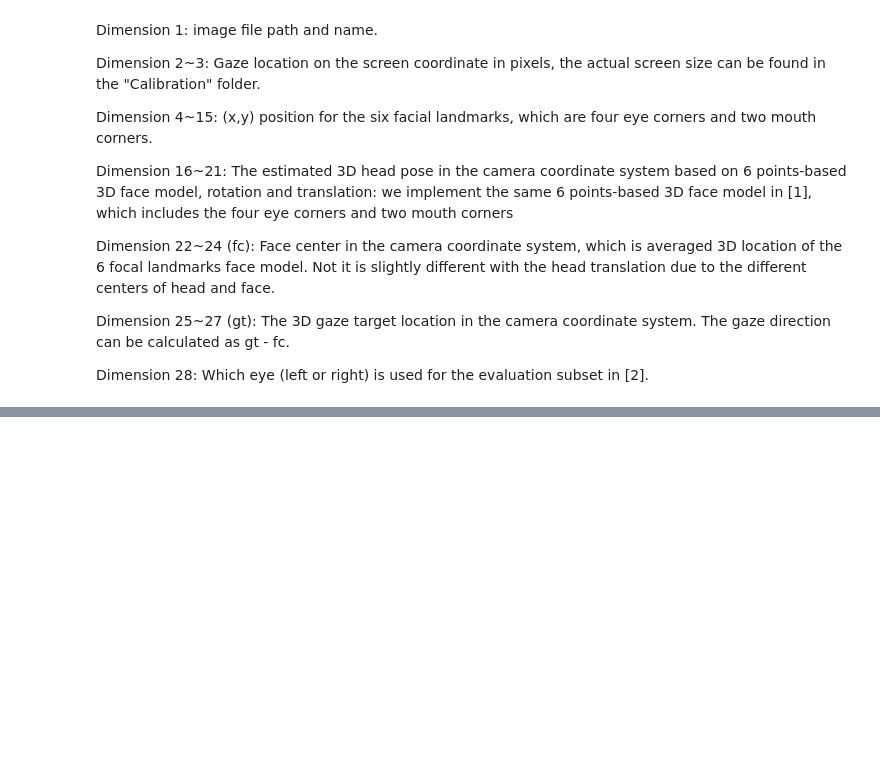
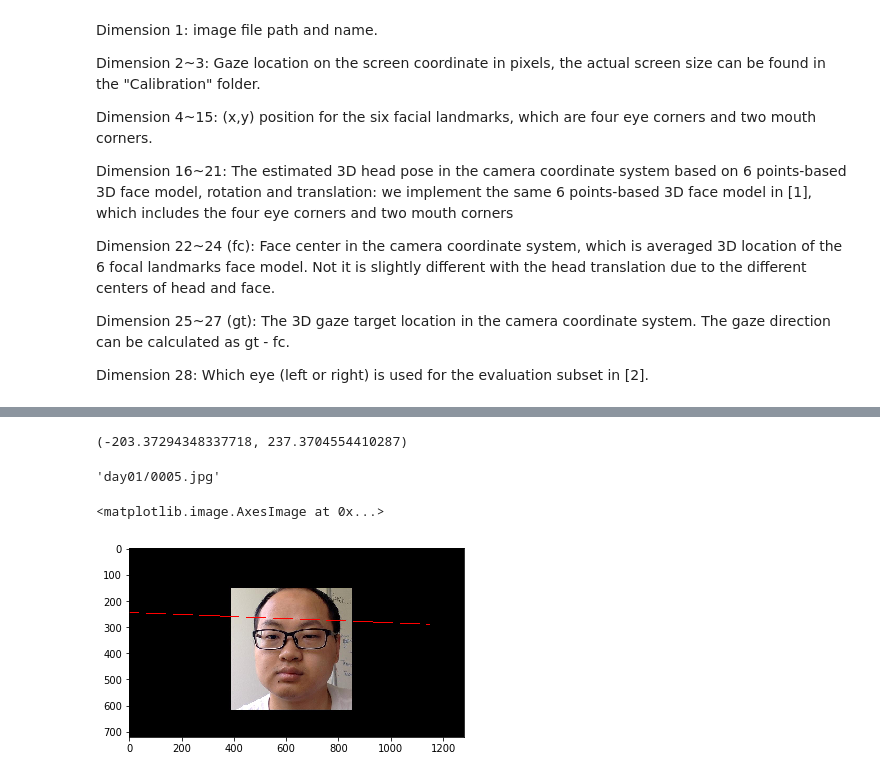
Before and after one commit to Bovey0809/gaze_estimation, a Jupyter notebook: gaze_estimation.ipynb, the cells around one changed output, grey strips where cells are left out. Drawn from its saved outputs; the diff is of its cells as text; code cells hidden in the pictures; blank space fills up the shorter version.

Commit message:
Pre process the eye data and reproject the data from 3d to 2d

```diff
--- a/gaze_estimation.ipynb
+++ b/gaze_estimation.ipynb
@@ -527,0 +636,2 @@ an
+# %%
+t_start_point_tuple = tuple(t_start_point.iloc[0, :].values)
@@ -527,0 +642,21 @@ an
+# %%
+t_end_point
+# %% [output]
+(-203.37294348337718, 237.3704554410287)
+# %%
+# Get file address from annotation file.
+t_annotation_dataframe[1][0]
+# %% [output]
+'day01/0005.jpg'
+# %%
+t_test = cv2.imread('/nfshome/xueqin/deeplearning/gaze_estimation/data/all_writte/MPIIFaceGaze/p01/day01/0005.jpg')
+# %%
+# convert to normal image
+t_test = cv2.cvtColor(t_test, cv2.COLOR_BGR2RGB)
+# %%
+img = cv2.line(t_test, t_start_point_tuple, (-203, 237), (255,0,0), 2)
+# %%
+plt.imshow(img)
+# %% [output]
+<matplotlib.image.AxesImage at 0x...>
+[figure, added]
```
Also changed, not shown: parts of 176 cells of this notebook, 2 other files.
